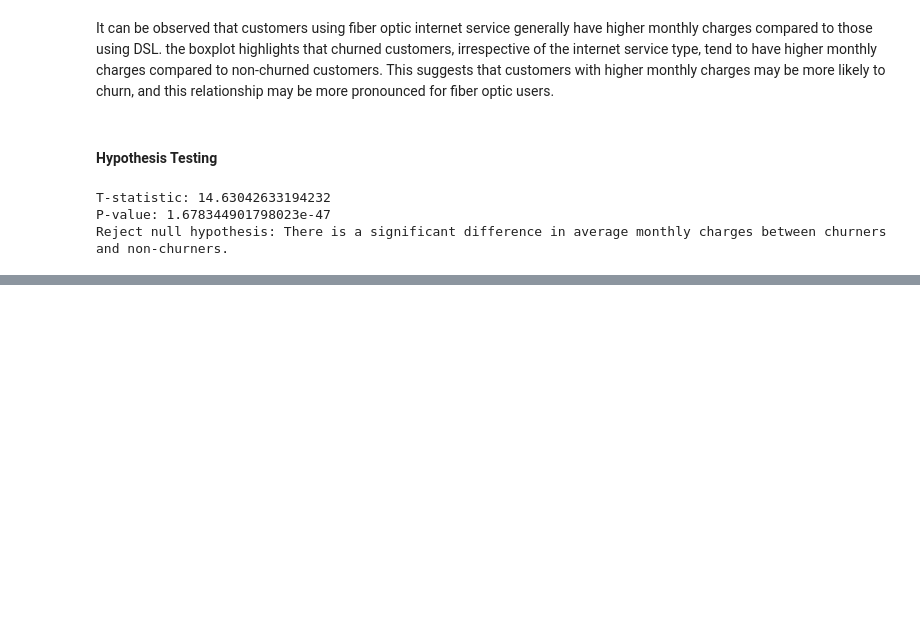
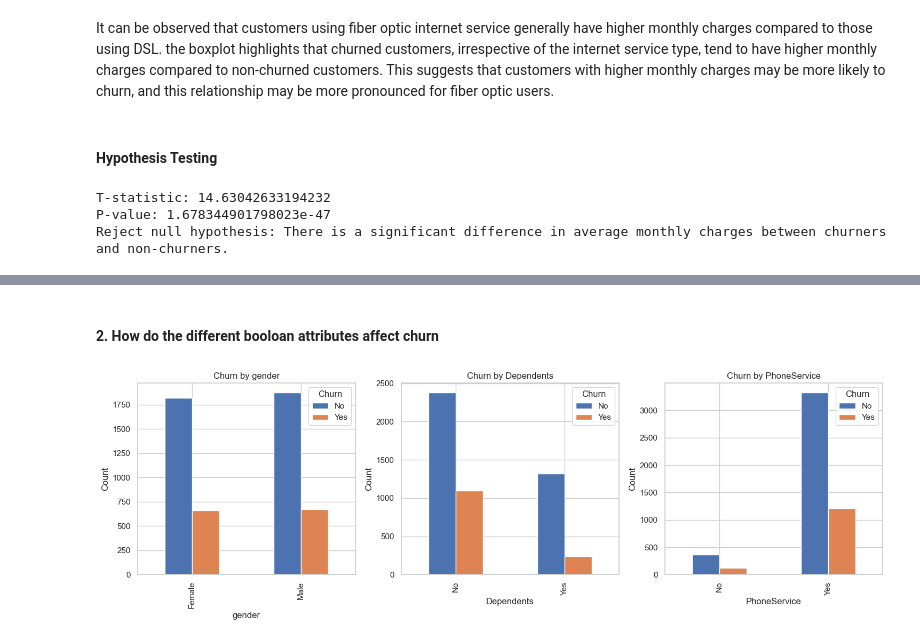
Before and after one commit to GeGe-K/Customer-Churn-Prediction, a Jupyter notebook: churn.ipynb, the cells around one changed output, grey strips where cells are left out. Saved outputs shown, nothing was run; the diff lists cells and outputs as text; code cells hidden in the pictures; blank space fills up the shorter version.

```diff
--- a/churn.ipynb
+++ b/churn.ipynb
@@ -959,0 +1011,13 @@ Reject null hypothesis: There is a significant difference in average monthly cha
+# %% [markdown]
+#### 2. How do the different booloan attributes affect churn
+# %%
+# How does gender, partner and phone service affect churn
+fig, axes = plt.subplots(nrows=1, ncols=3, figsize=(15, 5))
+for ax, feature in zip(axes, ['gender', 'Dependents', 'PhoneService']):
+    df.groupby([feature, 'Churn']).size().unstack().plot(kind='bar', ax=ax, title=f'Churn by {feature}')
+    ax.set_ylabel('Count')
+
+plt.tight_layout()
+plt.show()
+# %% [output]
+[figure, added]
```
Also changed, not shown: parts of 21 cells of this notebook.
